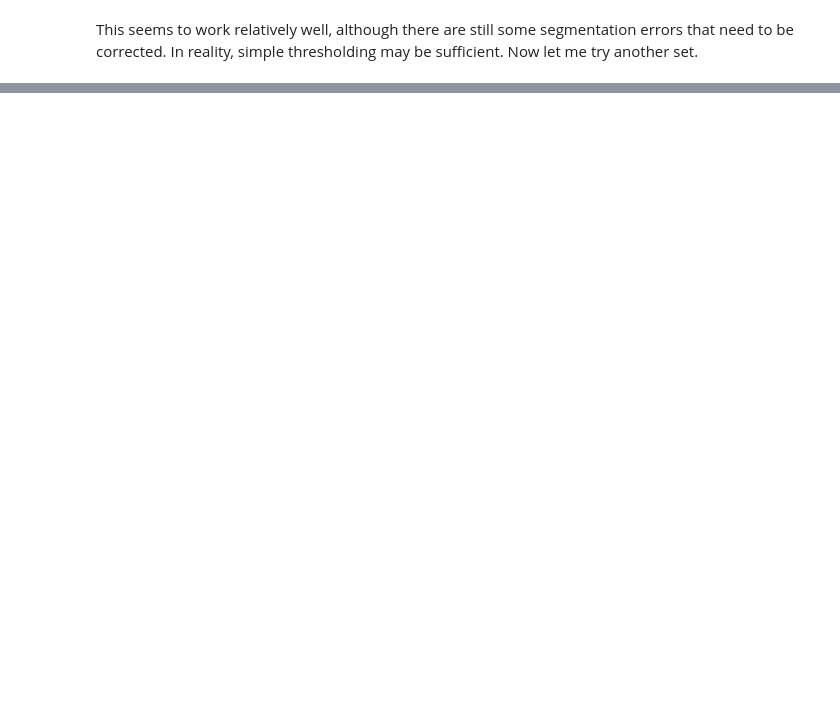
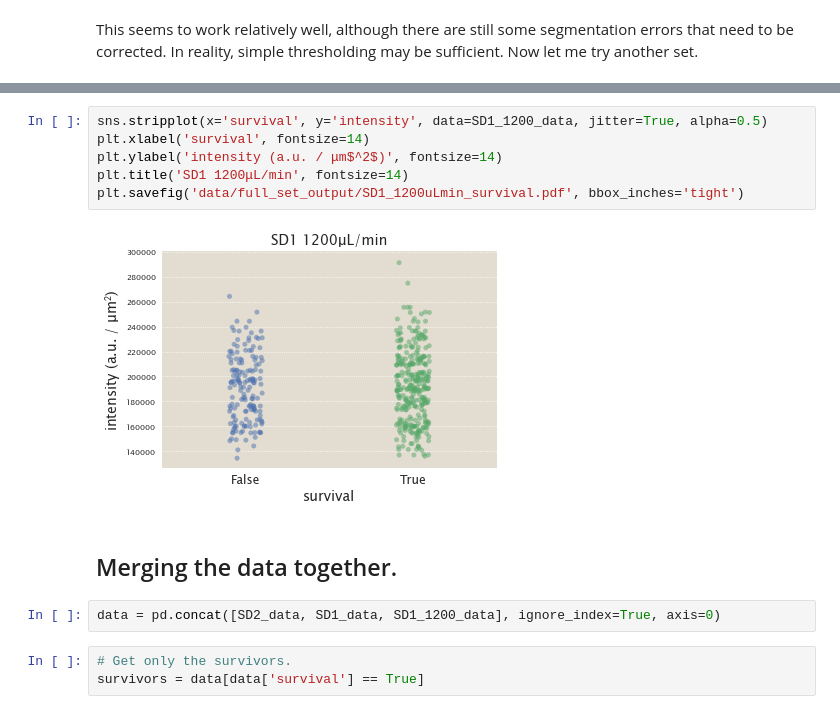
Before and after one commit to RPGroup-PBoC/mscl_survival, a Jupyter notebook: testing_complete_processing.ipynb, the cells around one changed output, grey strips where cells are left out. Drawn from its saved outputs; the diff is of its cells as text; blank space fills up the shorter version.

```diff
--- a/testing_complete_processing.ipynb
+++ b/testing_complete_processing.ipynb
@@ -211,0 +254,15 @@ data
+# %%
+sns.stripplot(x='survival', y='intensity', data=SD1_1200_data, jitter=True, alpha=0.5)
+plt.xlabel('survival', fontsize=14)
+plt.ylabel('intensity (a.u. / μm$^2$)', fontsize=14)
+plt.title('SD1 1200μL/min', fontsize=14)
+plt.savefig('data/full_set_output/SD1_1200uLmin_survival.pdf', bbox_inches='tight')
+# %% [output]
+[figure, added]
+# %% [markdown]
+##  Merging the data together.
+# %%
+data = pd.concat([SD2_data, SD1_data, SD1_1200_data], ignore_index=True, axis=0)
+# %%
+# Get only the survivors.
+survivors = data[data['survival'] == True]
```
Also changed, not shown: parts of 24 cells of this notebook, 3 other files.
